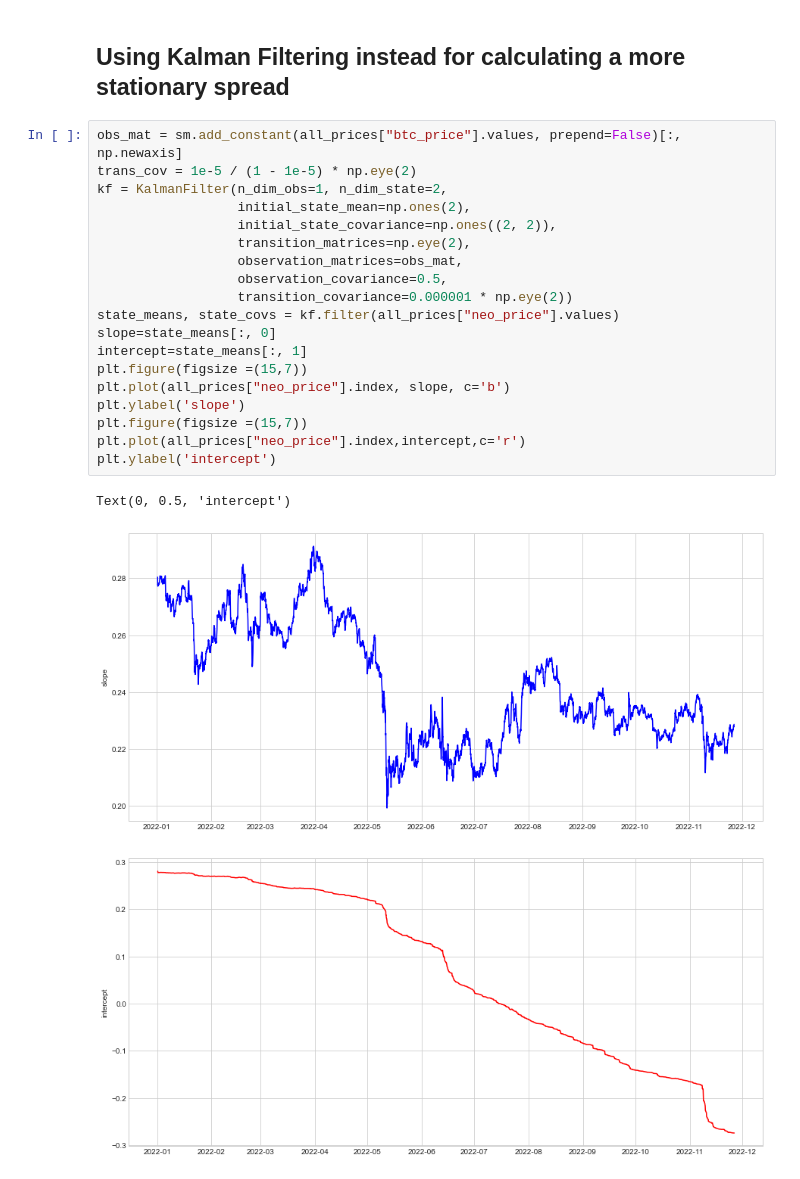
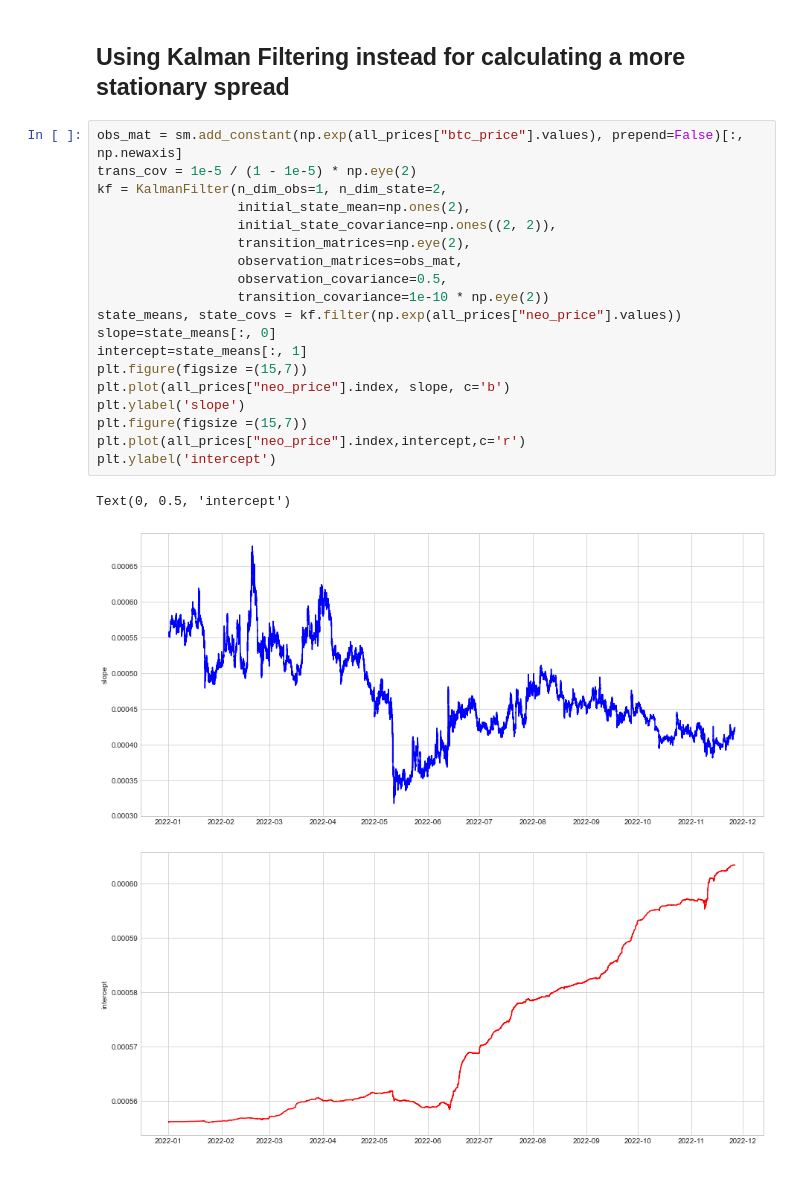
Before and after one commit to BabyChouSr/crypto-pairs-trading, a Jupyter notebook: Crypto Pairs Trading with Kalman Filtering Final.ipynb, the cells around one changed output. Saved outputs shown, nothing was run; the diff lists cells and outputs as text.

```diff
--- a/Crypto Pairs Trading with Kalman Filtering Final.ipynb
+++ b/Crypto Pairs Trading with Kalman Filtering Final.ipynb
@@ -299,26 +299,26 @@ for pair in cointegrated_pairs:
 # %% [markdown]
 ## Using Kalman Filtering instead for calculating a more stationary spread ##
 # %%
-obs_mat = sm.add_constant(all_prices["btc_price"].values, prepend=False)[:, np.newaxis]
+obs_mat = sm.add_constant(np.exp(all_prices["btc_price"].values), prepend=False)[:, np.newaxis]
 trans_cov = 1e-5 / (1 - 1e-5) * np.eye(2)
 kf = KalmanFilter(n_dim_obs=1, n_dim_state=2,
                   initial_state_mean=np.ones(2),
                   initial_state_covariance=np.ones((2, 2)),
                   transition_matrices=np.eye(2),
                   observation_matrices=obs_mat,
                   observation_covariance=0.5,
-                  transition_covariance=0.000001 * np.eye(2))
-state_means, state_covs = kf.filter(all_prices["neo_price"].values)
+                  transition_covariance=1e-10 * np.eye(2))
+state_means, state_covs = kf.filter(np.exp(all_prices["neo_price"].values))
 slope=state_means[:, 0]
 intercept=state_means[:, 1]
 plt.figure(figsize =(15,7))
 plt.plot(all_prices["neo_price"].index, slope, c='b')
 plt.ylabel('slope')
 plt.figure(figsize =(15,7))
 plt.plot(all_prices["neo_price"].index,intercept,c='r')
 plt.ylabel('intercept')
 # %% [output]
 Text(0, 0.5, 'intercept')
-[figure, old version]
+[figure, new version]
-[figure, old version]
+[figure, new version]
 # %%
```
Also changed, not shown: parts of 17 cells of this notebook.
